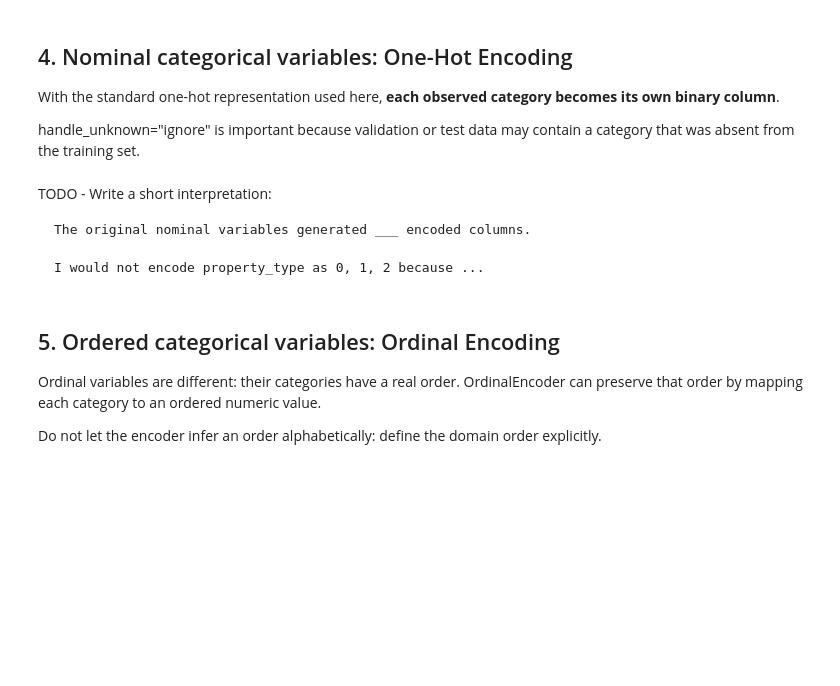
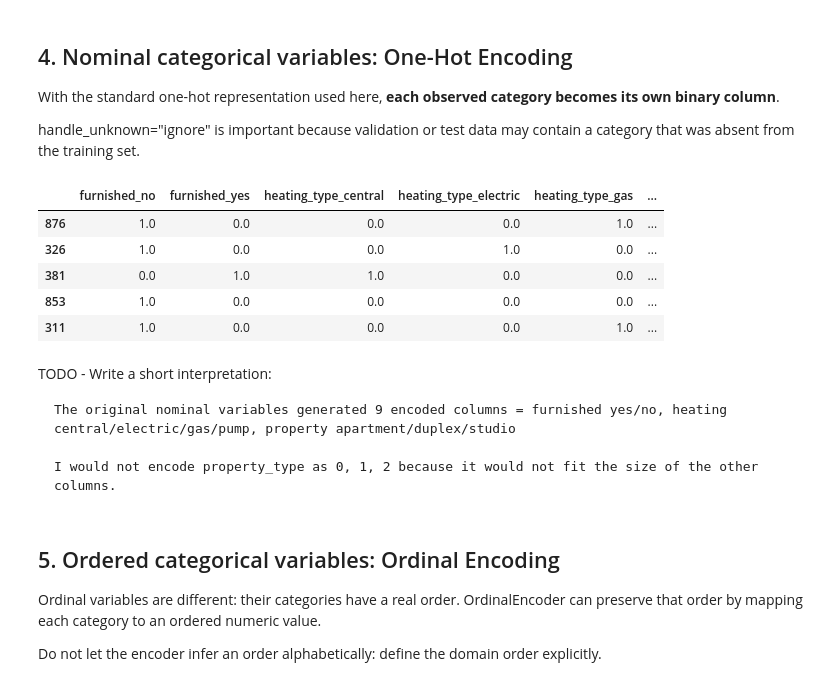
Before and after one commit to Chicloneo/Machine-Learning, a Jupyter notebook: 3-KNN, Decision Trees, Random Forest/Notebooks/Chapter 2 - Part II - Students.ipynb, the cells around one changed output. Drawn from its saved outputs; the diff is of its cells as text; code cells hidden in the pictures; blank space fills up the shorter version.

````diff
--- a/3-KNN, Decision Trees, Random Forest/Notebooks/Chapter 2 - Part II - Students.ipynb
+++ b/3-KNN, Decision Trees, Random Forest/Notebooks/Chapter 2 - Part II - Students.ipynb
@@ -142,25 +159,32 @@ High-cardinality categorical features:
 # TODO: define the role of each column.
 
 id_columns = [
-    # "..."
+    "listing_id"
 ]
 
-target = "..."
+target = "monthly_rent_eur"
 
 numeric_features = [
-    # "..."
+    "size_m2",
+    "num_rooms",
+    "distance_to_center_km",
+    "building_age_years",
+    "floor"
 ]
 
 nominal_features = [
-    # "..."
+    "furnished",
+    "heating_type",
+    "property_type"
 ]
 
 ordinal_features = [
-    # "..."
+    "condition",
+    "energy_rating"
 ]
 
 high_cardinality_features = [
-    # "..."
+    "neighborhood"
 ]
 
 # Build X and y only after defining the roles.
@@ -197,17 +225,17 @@ This is a regression problem, so there is no class label to stratify.
 # %%
 # TODO: first separate the final test set.
 X_temp, X_test, y_temp, y_test = train_test_split(
-    ...,
-    ...,
-    test_size=...,
+    X,
+    y,
+    test_size=0.2,
     random_state=RANDOM_STATE,
 )
 
 # TODO: split the remaining data into train and validation.
 X_train, X_val, y_train, y_val = train_test_split(
-    ...,
-    ...,
-    test_size=...,
+    X_temp,
+    y_temp,
+    test_size=0.25,
     random_state=RANDOM_STATE,
 )
 
@@ -231,30 +264,43 @@ handle_unknown="ignore" is important because validation or test data may contain
 # %%
 # TODO: create a OneHotEncoder for the low-cardinality nominal variables.
 # Keep one output column per category and allow unknown categories at transform time.
 
+nominal_features = [
+    "furnished",
+    "heating_type",
+    "property_type"
+]
+
 nominal_encoder = OneHotEncoder(
-    handle_unknown=...,
-    drop=...,
+    handle_unknown="ignore",
+    drop=None, # None retain all features. 1 columna por categoría. (Según la documentación)
     sparse_output=False,
 )
 
 # Fit only on the training data.
 nominal_encoded = nominal_encoder.fit_transform(X_train[nominal_features])
 
 nominal_encoded_df = pd.DataFrame(
     nominal_encoded,
     columns=nominal_encoder.get_feature_names_out(nominal_features),
     index=X_train.index,
 )
 
 nominal_encoded_df.head()
+# %% [output]
+|  | furnished_no | furnished_yes | heating_type_central | heating_type_electric | heating_type_gas | ... |
+| 876 | 1.0 | 0.0 | 0.0 | 0.0 | 1.0 | ... |
+| 326 | 1.0 | 0.0 | 0.0 | 1.0 | 0.0 | ... |
+| 381 | 0.0 | 1.0 | 1.0 | 0.0 | 0.0 | ... |
+| 853 | 1.0 | 0.0 | 0.0 | 0.0 | 0.0 | ... |
+| 311 | 1.0 | 0.0 | 0.0 | 0.0 | 1.0 | ... |
 # %% [markdown]
 TODO - Write a short interpretation:
 
 ```text
-The original nominal variables generated ___ encoded columns.
+The original nominal variables generated 9 encoded columns = furnished yes/no, heating central/electric/gas/pump, property apartment/duplex/studio
 
-I would not encode property_type as 0, 1, 2 because ...
+I would not encode property_type as 0, 1, 2 because it would not fit the size of the other columns.
 ```
 # %% [markdown]
 ## 5. Ordered categorical variables: Ordinal Encoding
````
Also changed, not shown: parts of 25 cells of this notebook, 3 other files.
